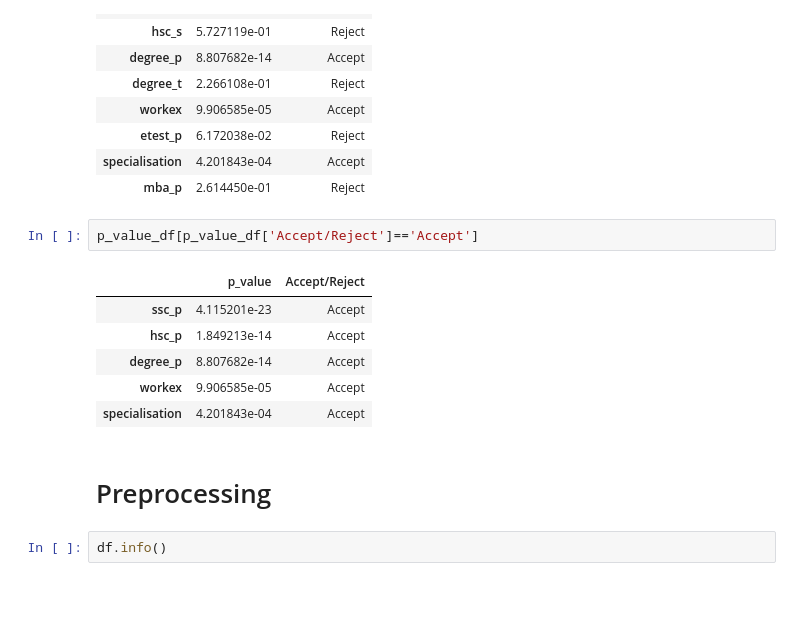
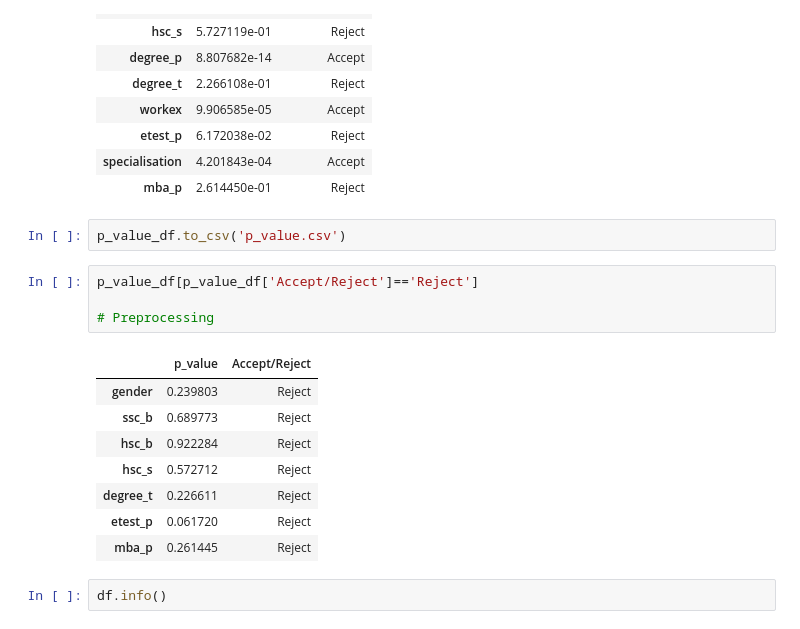
Before and after one commit to darshan-ds/Campus_recruitment_project, a Jupyter notebook: campus_recruitment_project.ipynb, the cells around one changed output. Saved outputs shown, nothing was run; the diff lists cells and outputs as text; blank space fills up the shorter version.

```diff
--- a/campus_recruitment_project.ipynb
+++ b/campus_recruitment_project.ipynb
@@ -1190,17 +1261,21 @@ p_value_df
 | etest_p | 6.172038e-02 | Reject |
 | specialisation | 4.201843e-04 | Accept |
 | mba_p | 2.614450e-01 | Reject |
+# %%
+p_value_df.to_csv('p_value.csv')
 # %%
-p_value_df[p_value_df['Accept/Reject']=='Accept']
+p_value_df[p_value_df['Accept/Reject']=='Reject']
+
+# Preprocessing
 # %% [output]
 |  | p_value | Accept/Reject |
-| ssc_p | 4.115201e-23 | Accept |
-| hsc_p | 1.849213e-14 | Accept |
-| degree_p | 8.807682e-14 | Accept |
-| workex | 9.906585e-05 | Accept |
-| specialisation | 4.201843e-04 | Accept |
+| gender | 0.239803 | Reject |
+| ssc_b | 0.689773 | Reject |
+| hsc_b | 0.922284 | Reject |
+| hsc_s | 0.572712 | Reject |
+| degree_t | 0.226611 | Reject |
+| etest_p | 0.061720 | Reject |
+| mba_p | 0.261445 | Reject |
-# %% [markdown]
-# Preprocessing
 # %%
 df.info()
 # %% [output]
```
Also changed, not shown: parts of 21 cells of this notebook, 11 other files.
